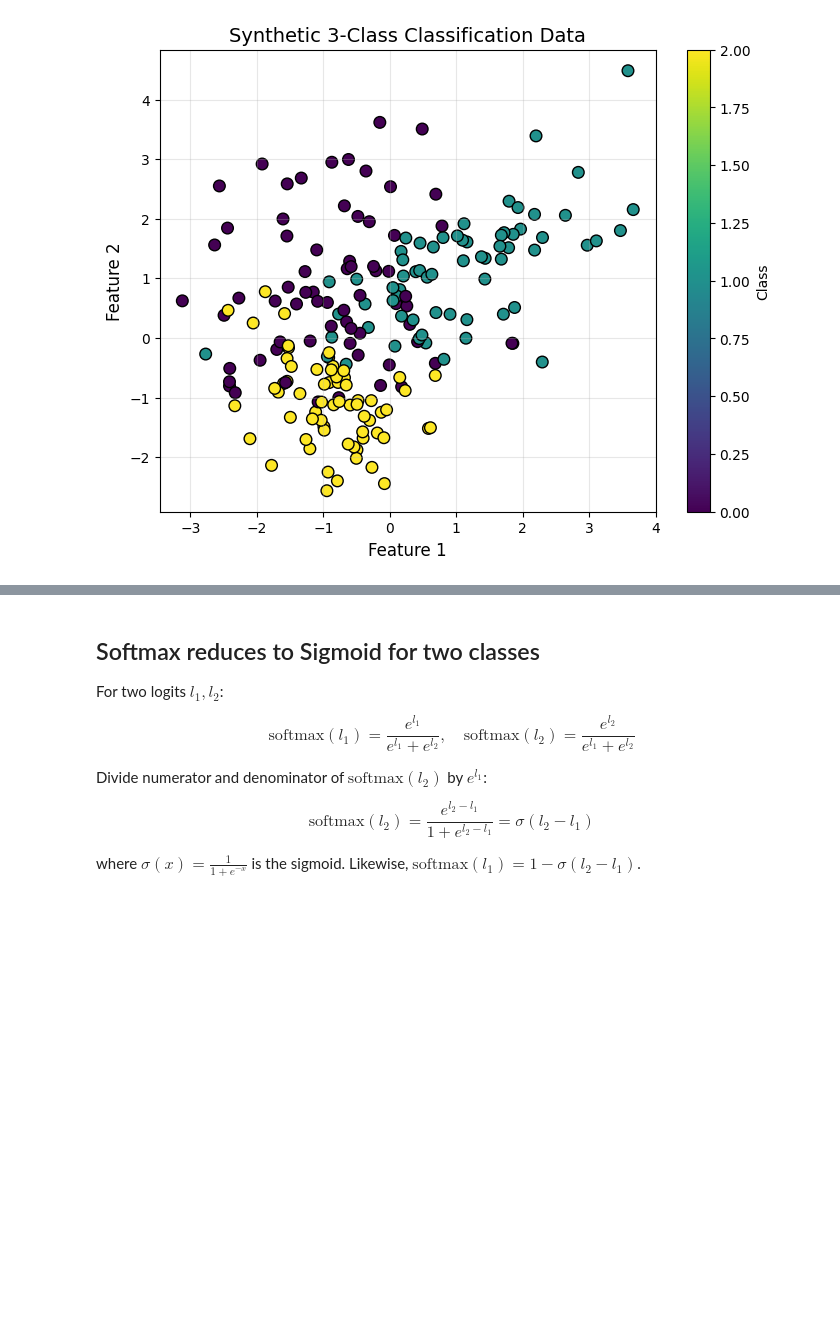
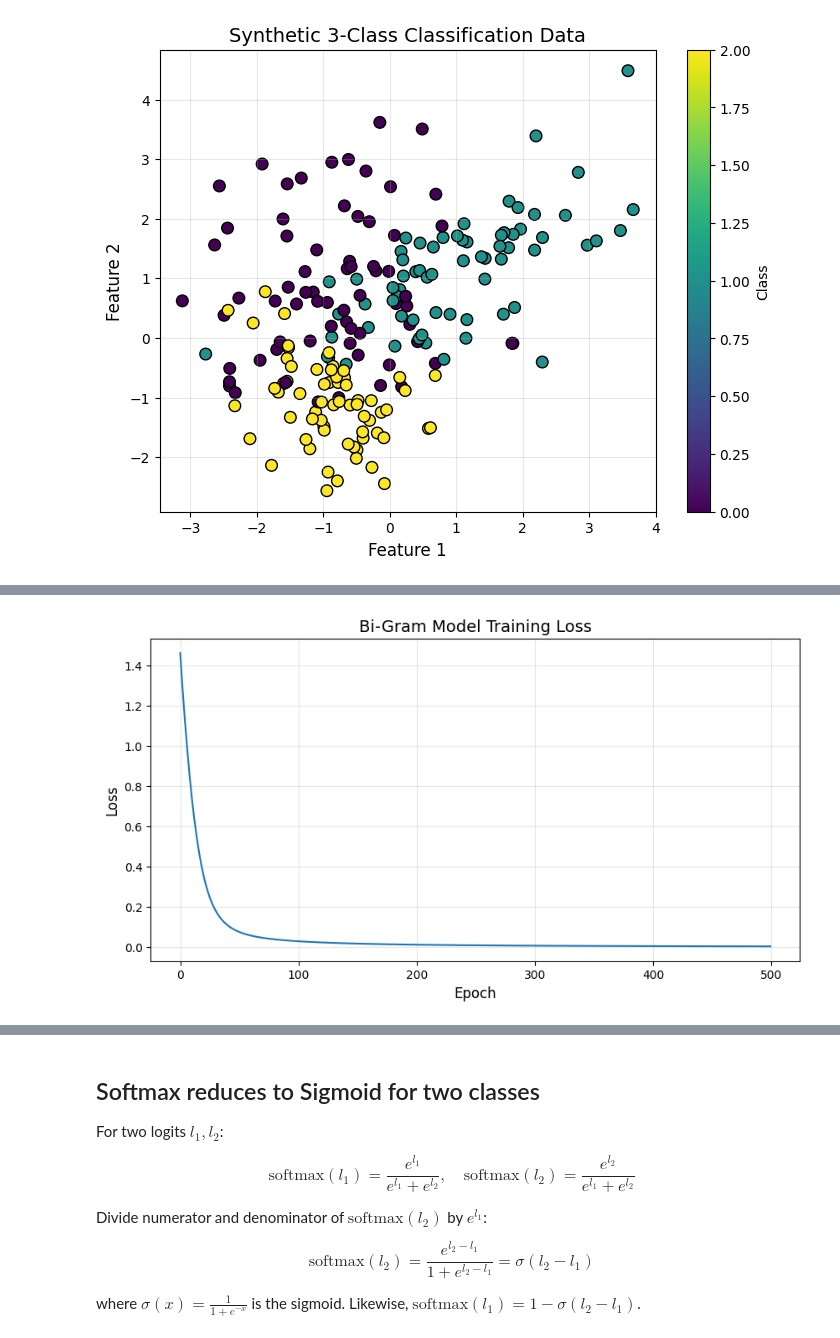
Before and after one commit to febse/ta2025, a Jupyter notebook: 03-03-ANN-Classification.ipynb, the cells around one changed output, grey strips where cells are left out. Saved outputs shown, nothing was run; the diff lists cells and outputs as text; code cells hidden in the pictures; blank space fills up the shorter version.

```diff
--- a/03-03-ANN-Classification.ipynb
+++ b/03-03-ANN-Classification.ipynb
@@ -608,0 +1034,3 @@ Manual Softmax Probabilities: [[0.06851764 0.28706285 0.64441952]]
+# %%
+for sentence in sentences:
+    print(sentence)
@@ -608,0 +1110,74 @@ Manual Softmax Probabilities: [[0.06851764 0.28706285 0.64441952]]
+# %%
+# PyTorch Logistic Regression Model for Bi-Gram Language Model
+
+# Get the data ready for PyTorch (FloatTensor for inputs, LongTensor for targets)
+
+X_bigram_tensor = torch.FloatTensor(X_bigram)
+y_bigram_tensor = torch.LongTensor(y_bigram)
+
+# Sanity check: print the shapes of the input and target tensors
+print(f"X_bigram shape: {X_bigram_tensor.shape}")
+print(f"y_bigram shape: {y_bigram_tensor.shape}")
+
+###############################
+## THE IMPORTANT PART IS HERE
+###############################
+
+class BigramLogisticRegression(nn.Module):
+    def __init__(self, vocab_size):
+        super(BigramLogisticRegression, self).__init__()
+
+        # Set-up a weight matrix that maps from input one-hot vector to output logits
+        # The output logits must have the same size as the number of classes to predict
+        # In our case this is the number of words in the vocabulary (the vocabulary size)
+
+        self.linear = nn.Linear(vocab_size, vocab_size)
+
+    def forward(self, x):
+        # Output logits
+        x = self.linear(x)
+
+        # Here we simply return the logits,
+        # the softmax will be applied by CrossEntropyLoss internally
+
+        return x
+
+# Initialize model
+bigram_model = BigramLogisticRegression(vocab_size)
+
+bigram_criterion = nn.CrossEntropyLoss()
+
+###############################
+## END OF THE IMPORTANT PART
+###############################
+
+bigram_optimizer = optim.Adam(bigram_model.parameters(), lr=0.05)
+
+# Training loop
+epochs_bigram = 500
+losses_bigram = []
+
+for epoch in range(epochs_bigram):
+    # Forward pass
+    logits = bigram_model(X_bigram_tensor)
+    loss = bigram_criterion(logits, y_bigram_tensor)
+
+    # Backward pass
+    bigram_optimizer.zero_grad()
+    loss.backward()
+    bigram_optimizer.step()
+
+    losses_bigram.append(loss.item())
+
+    if (epoch + 1) % 50 == 0:
+        print(f'Epoch [{epoch+1}/{epochs_bigram}], Loss: {loss.item():.4f}')
+
+# Plot training loss
+plt.figure(figsize=(10, 5))
+plt.plot(losses_bigram)
+plt.xlabel('Epoch', fontsize=12)
+plt.ylabel('Loss', fontsize=12)
+plt.title('Bi-Gram Model Training Loss', fontsize=14)
+plt.grid(True, alpha=0.3)
+plt.show()
+# %% [output]
@@ -608,0 +1196 @@ Manual Softmax Probabilities: [[0.06851764 0.28706285 0.64441952]]
+[figure, added]
```
Also changed, not shown: parts of 53 cells of this notebook, 1 other file.
